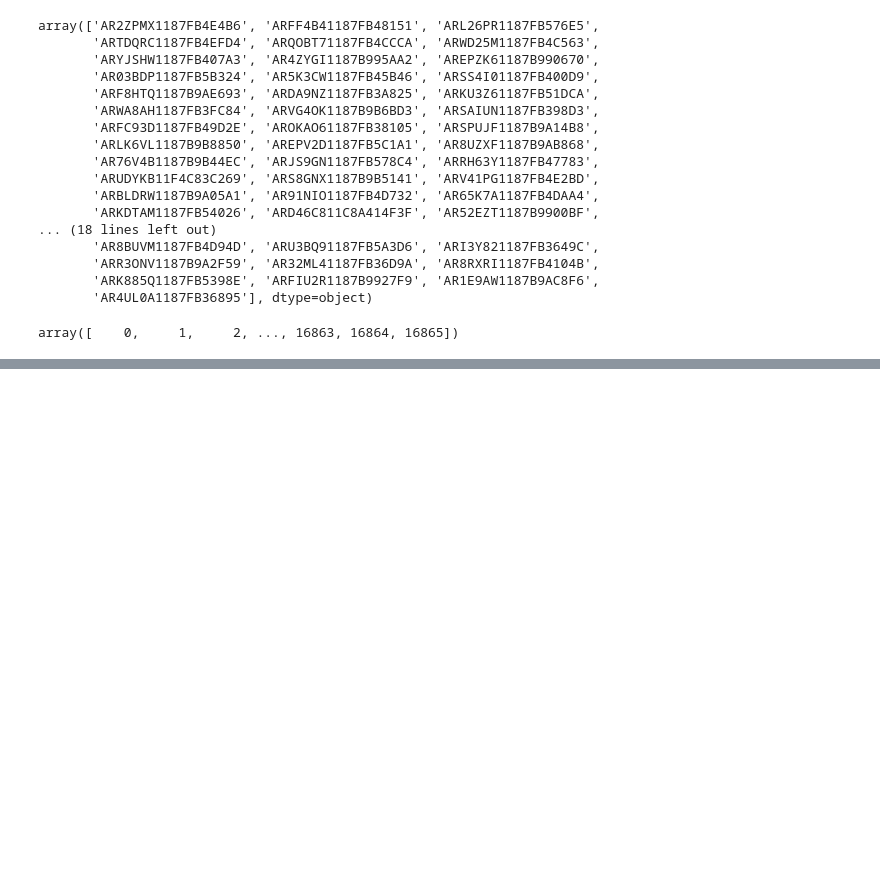
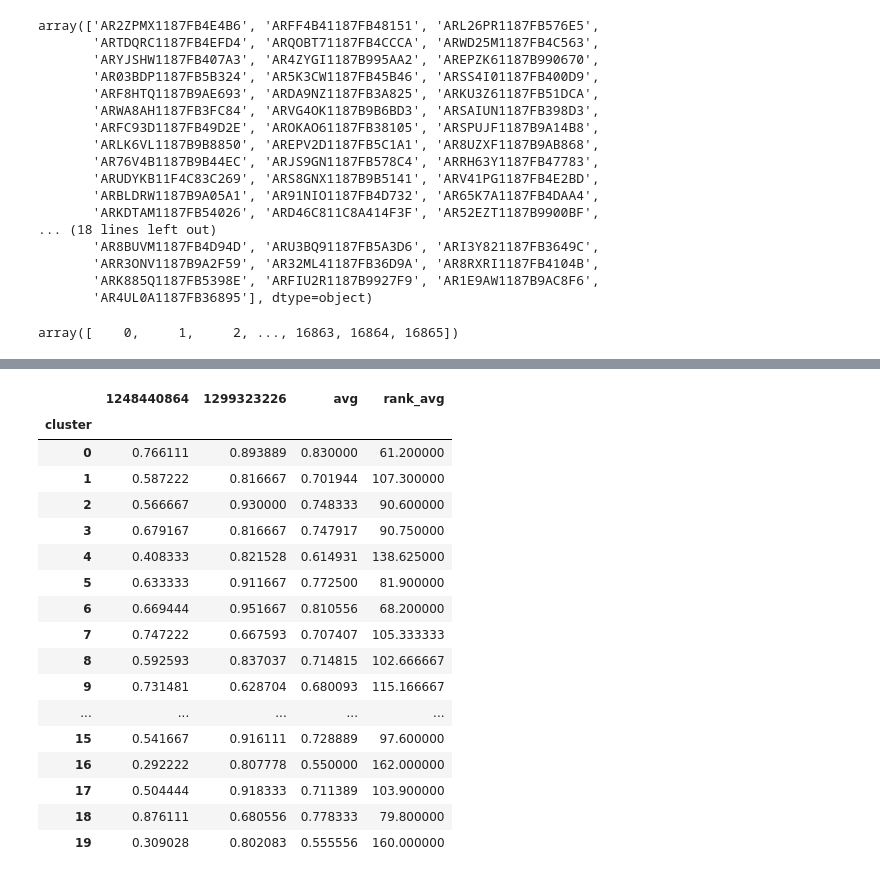
Before and after one commit to bsbell21/CapstoneProject, a Jupyter notebook: clustering_testing.ipynb, the cells around one changed output, grey strips where cells are left out. Cells and saved outputs as stored; diff of their text form; code cells hidden in the pictures; blank space fills up the shorter version.

```diff
--- a/clustering_testing.ipynb
+++ b/clustering_testing.ipynb
@@ -1549,0 +1865,26 @@ array([    0,     1,     2, ..., 16863, 16864, 16865])
+# %%
+cluster_indscore_df = pl2.playlist_seed_df.merge(pl2.tot_recs_lm_pivot.reset_index(), on = 'artist_id')
+# %%
+cluster_scores = cluster_indscore_df.groupby('cluster')[['1248440864', '1299323226']].mean()
+cluster_scores['avg'] = np.mean(cluster_scores, axis = 1)
+cluster_scores['rank_avg'] = 360 - (cluster_scores['avg']*360)
+cluster_scores
+# %% [output]
+|  | 1248440864 | 1299323226 | avg | rank_avg |
+| cluster |  |  |  |  |
+| 0 | 0.766111 | 0.893889 | 0.830000 | 61.200000 |
+| 1 | 0.587222 | 0.816667 | 0.701944 | 107.300000 |
+| 2 | 0.566667 | 0.930000 | 0.748333 | 90.600000 |
+| 3 | 0.679167 | 0.816667 | 0.747917 | 90.750000 |
+| 4 | 0.408333 | 0.821528 | 0.614931 | 138.625000 |
+| 5 | 0.633333 | 0.911667 | 0.772500 | 81.900000 |
+| 6 | 0.669444 | 0.951667 | 0.810556 | 68.200000 |
+| 7 | 0.747222 | 0.667593 | 0.707407 | 105.333333 |
+| 8 | 0.592593 | 0.837037 | 0.714815 | 102.666667 |
+| 9 | 0.731481 | 0.628704 | 0.680093 | 115.166667 |
+| ... | ... | ... | ... | ... |
+| 15 | 0.541667 | 0.916111 | 0.728889 | 97.600000 |
+| 16 | 0.292222 | 0.807778 | 0.550000 | 162.000000 |
+| 17 | 0.504444 | 0.918333 | 0.711389 | 103.900000 |
+| 18 | 0.876111 | 0.680556 | 0.778333 | 79.800000 |
+| 19 | 0.309028 | 0.802083 | 0.555556 | 160.000000 |
```
Also changed, not shown: parts of 36 cells of this notebook, 1 other file.
